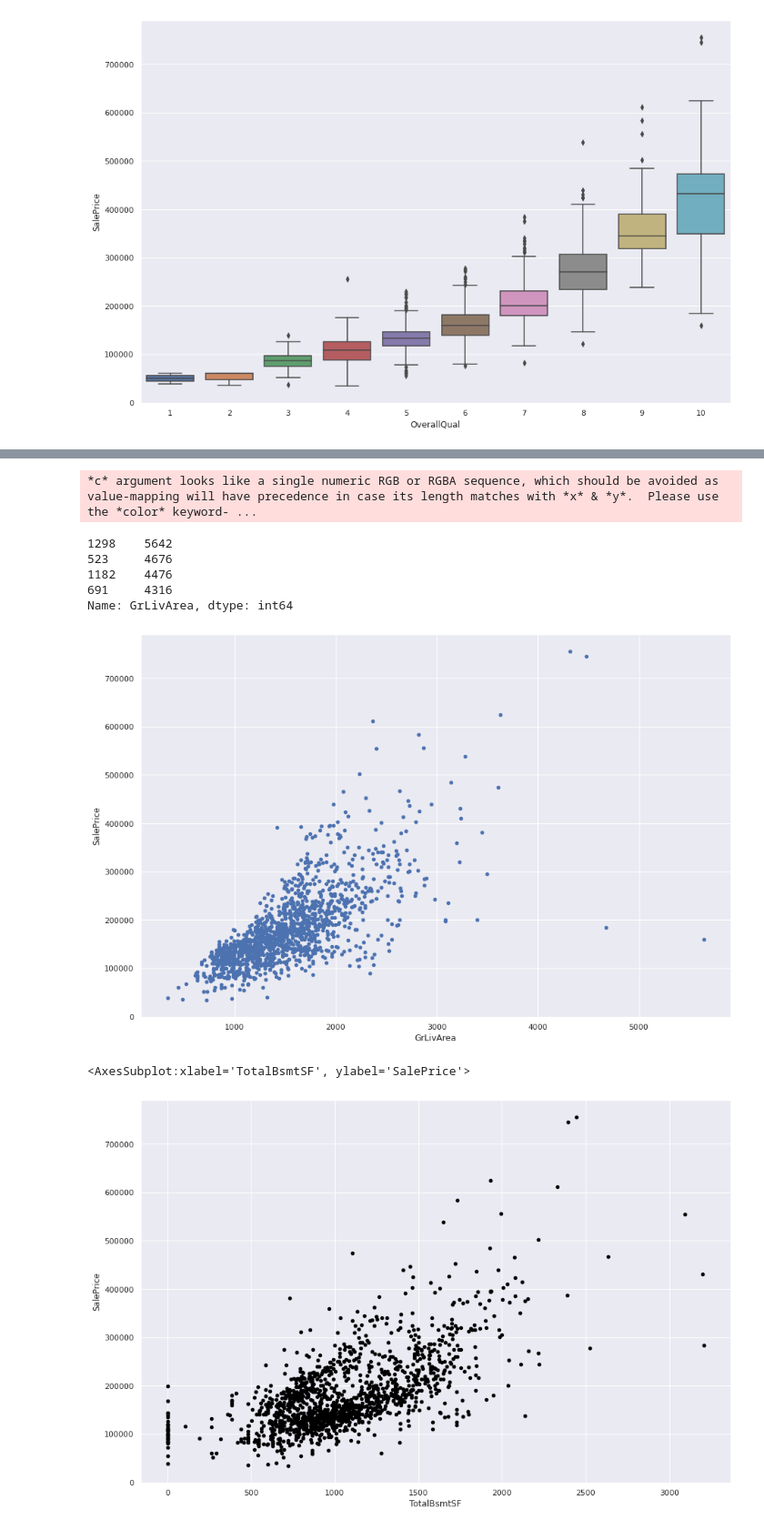
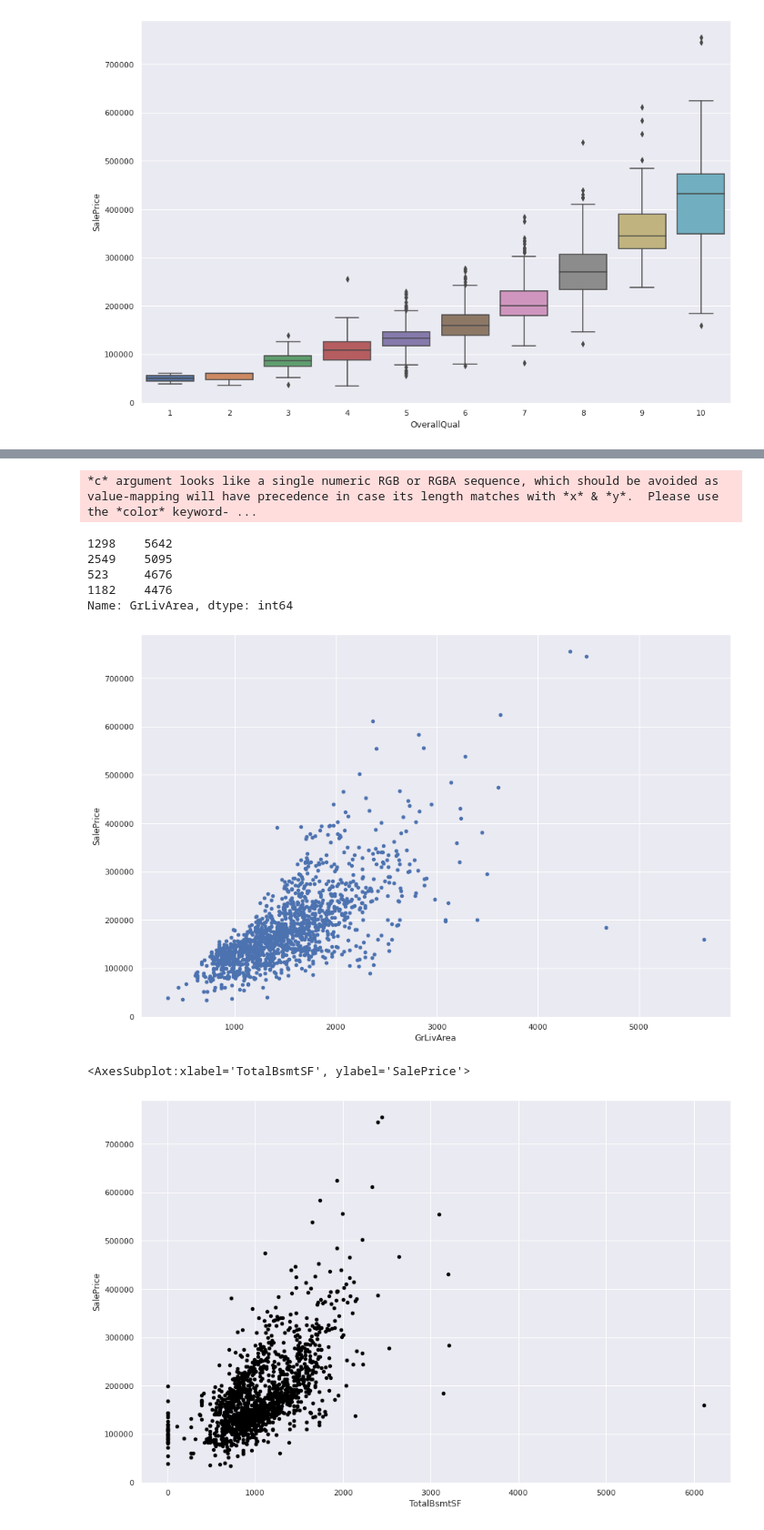
Before and after one commit to notjedi/ml-playground, a Jupyter notebook: housing-prices/housing-prices.ipynb, the cells around one changed output, grey strips where cells are left out. Shown: that part at 91% size. Cells and saved outputs as stored; diff of their text form; code cells hidden in the pictures.

```diff
--- a/housing-prices/housing-prices.ipynb
+++ b/housing-prices/housing-prices.ipynb
@@ -103,2 +148,9 @@ print(data_train.isnull().sum().max())
+# %%
+all_data['Electrical'] = all_data['Electrical'].fillna(all_data['Electrical'].mode()[0])
+# %%
+for col in ['Exterior1st', 'Exterior2nd']:
+    all_data[col] = all_data[col].fillna(all_data[col].mode()[0])
+# %%
+all_data['SaleType'] = all_data['SaleType'].fillna(all_data['SaleType'].mode()[0])
 # %%
 # scaling SalePrice to identify outlieres
@@ -117,20 +163,21 @@ print(upper_10)
 # %%
-data_train.plot.scatter(x='GrLivArea', y='SalePrice')
+# plotting data to outliers and remove
+all_data.plot.scatter(x='GrLivArea', y='SalePrice')
 # 2 outliers in the rightmost bottom
-print(data_train['GrLivArea'].sort_values(ascending=False)[:4])
-data_train = data_train.drop(data_train[data_train['GrLivArea'] > 4476].index)
+print(all_data['GrLivArea'].sort_values(ascending=False)[:4])
+all_data = all_data.drop(all_data[all_data['GrLivArea'] > 5642].index)
 # %% [output]
 *c* argument looks like a single numeric RGB or RGBA sequence, which should be avoided as value-mapping will have precedence in case its length matches with *x* & *y*.  Please use the *color* keyword- ...
 1298    5642
+2549    5095
 523     4676
 1182    4476
-691     4316
 Name: GrLivArea, dtype: int64
 [figure]
 # %%
-data_train.plot.scatter(x='TotalBsmtSF', y='SalePrice', c='black')
-# 3 outliers TotalBsmtSF > 3000
+all_data.plot.scatter(x='TotalBsmtSF', y='SalePrice', c='black')
+# 5 outliers TotalBsmtSF > 3000
 # %% [output]
 <AxesSubplot:xlabel='TotalBsmtSF', ylabel='SalePrice'>
-[figure, old version]
+[figure, new version]
 # %%
```
Also changed, not shown: parts of 28 cells of this notebook, 3 other files.
